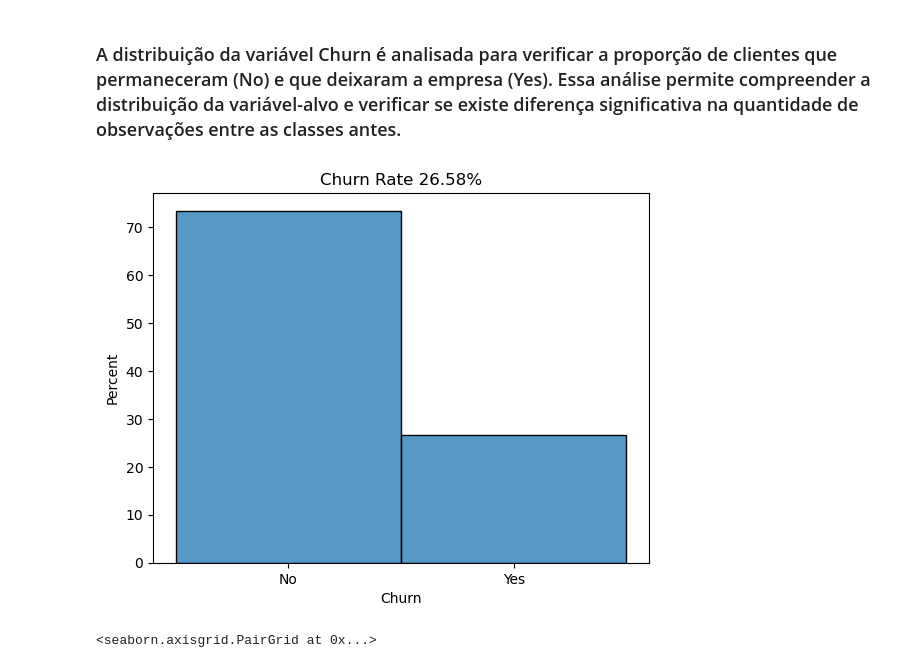
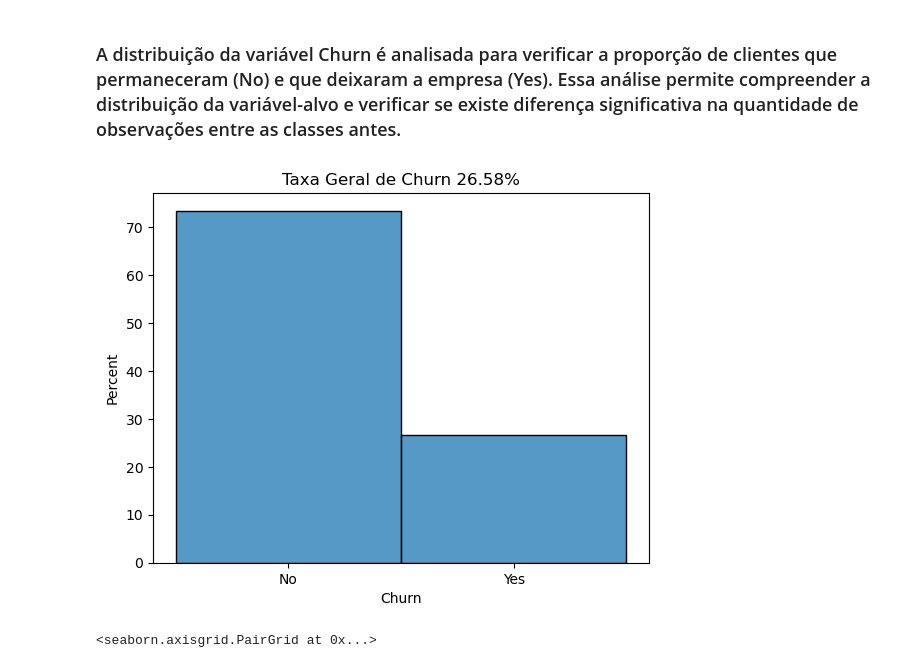
Before and after one commit to igao01/ds_telecom_churn, a Jupyter notebook: notebooks/eda_telco_churn.ipynb, the cells around one changed output. Drawn from its saved outputs; the diff is of its cells as text; code cells hidden in the pictures.

```diff
--- a/notebooks/eda_telco_churn.ipynb
+++ b/notebooks/eda_telco_churn.ipynb
@@ -28,16 +28,16 @@ for column in df_eda.columns:
 # %%
 import seaborn as sns
 import matplotlib.pyplot as plt
 
 churn_count = df_eda[df_eda[TARGET_COLUMN] == 'Yes'].shape[0]
 churn_rate = churn_count / df_eda.shape[0] * 100
 
 fig, ax = plt.subplots()
-ax.set_title(f'Churn Rate {churn_rate:.2f}%')
+ax.set_title(f'Taxa Geral de Churn {churn_rate:.2f}%')
 sns.histplot(data=df_eda, x=TARGET_COLUMN, stat='percent')
 plt.show()
 # %% [output]
-[figure, old version]
+[figure, new version]
 # %%
 sns.pairplot(data=df_eda, hue=TARGET_COLUMN)
 # %% [output]
```
Also changed, not shown: parts of 4 cells of this notebook.
